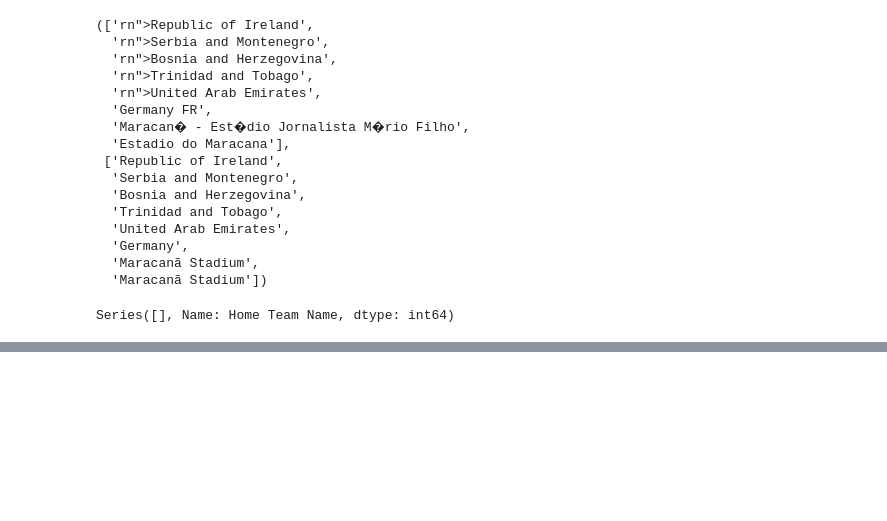
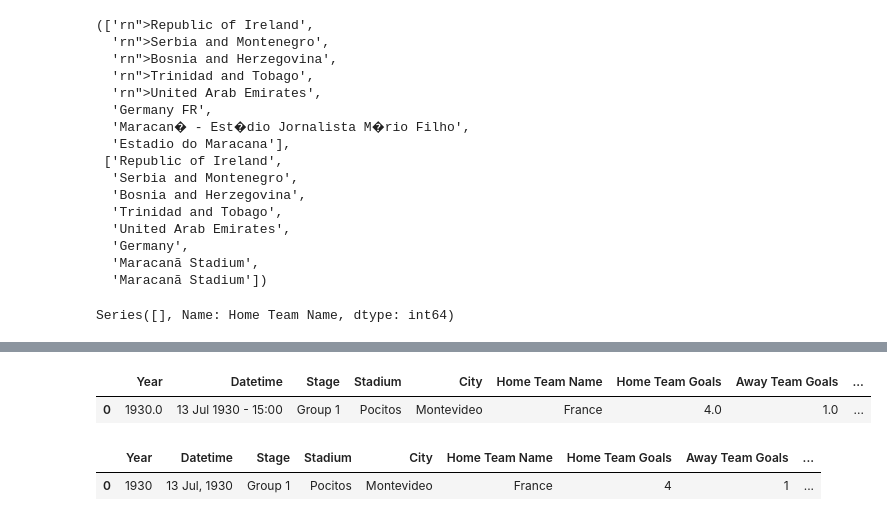
Before and after one commit to fmammo/FIFA-WORLD-CUP_Matche, a Jupyter notebook: notebooks/Exploratory notebook/FIFA_data_one.ipynb, the cells around one changed output, grey strips where cells are left out. Saved outputs shown, nothing was run; the diff lists cells and outputs as text; code cells hidden in the pictures; blank space fills up the shorter version.

```diff
--- a/notebooks/Exploratory notebook/FIFA_data_one.ipynb
+++ b/notebooks/Exploratory notebook/FIFA_data_one.ipynb
@@ -422,0 +293,5 @@ goals[:20].iplot(kind = 'bar', xTitle = 'Country Names', yTitle = "Goals", title
+# %%
+# There are two null values in "Attendance" variable and we will remove it now
+# df.dropna(subset=['column_name'], inplace=True)
+world_cups.dropna(subset = ['Attendance'], inplace = True)
+world_cups.isnull().sum()
@@ -422,0 +316,5 @@ goals[:20].iplot(kind = 'bar', xTitle = 'Country Names', yTitle = "Goals", title
+# %%
+world_cups.head(1)
+# %% [output]
+|  | Year | Datetime | Stage | Stadium | City | Home Team Name | Home Team Goals | Away Team Goals | ... |
+| 0 | 1930.0 | 13 Jul 1930 - 15:00 | Group 1 | Pocitos | Montevideo | France | 4.0 | 1.0 | ... |
@@ -422,0 +328,6 @@ goals[:20].iplot(kind = 'bar', xTitle = 'Country Names', yTitle = "Goals", title
+# %%
+# Now let's check our dataset
+world_cups.head(1)
+# %% [output]
+|  | Year | Datetime | Stage | Stadium | City | Home Team Name | Home Team Goals | Away Team Goals | ... |
+| 0 | 1930 | 13 Jul, 1930 | Group 1 | Pocitos | Montevideo | France | 4 | 1 | ... |
```
Also changed, not shown: parts of 37 cells of this notebook, 4 other files.
